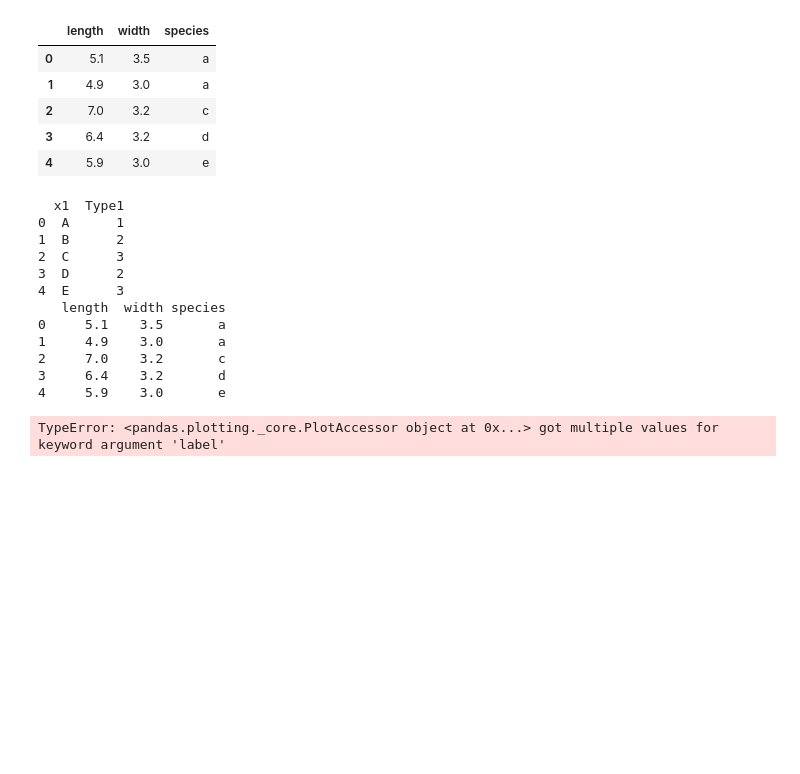
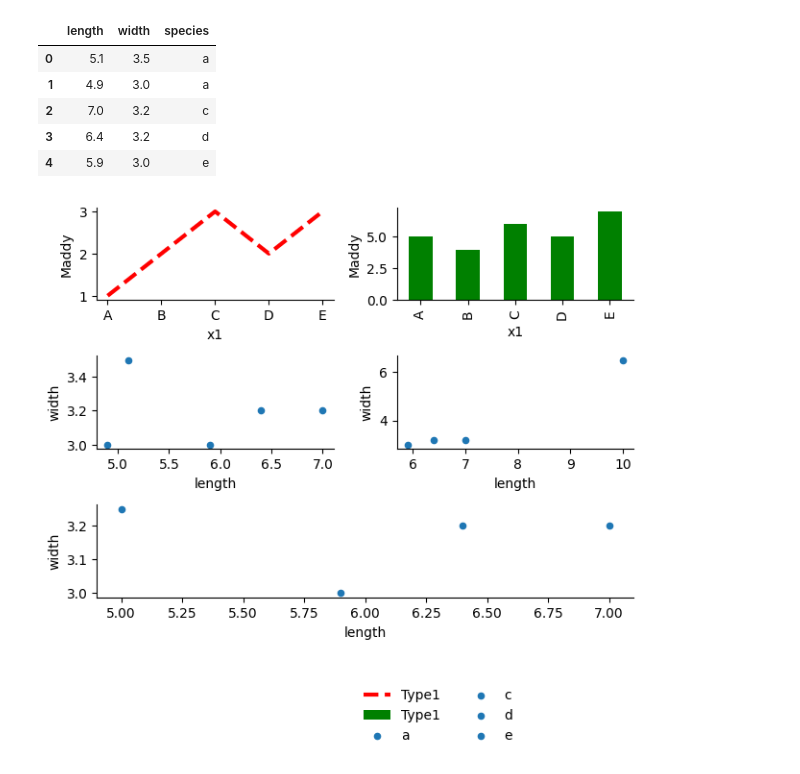
Before and after one commit to maddytae/pytae, a Jupyter notebook: src/plotter.ipynb, the cells around one changed output. Drawn from its saved outputs; the diff is of its cells as text; code cells hidden in the pictures; blank space fills up the shorter version.

```diff
--- a/src/plotter.ipynb
+++ b/src/plotter.ipynb
@@ -44,51 +44,39 @@ k = pytae.Plotter(mosaic)
        y='y1',
        by='z',
        dropna=False,
        color='red',style=style,width=width,
-       on='A',ylabel='Maddy',print_data=True)
+       on='A',ylabel='Maddy')
 .plot(y='y2',
        by='z',
        dropna=False,
        kind='bar',
        color='green',
-       on='B',clip_data=True)
+       on='B')
 .data(df)
 # .plot(x='x1',
 #        y='y1',
 #        by='z',
 #        dropna=False,
 #        color='red',
 #        on='D')
 # .plot(x='x2',
 #     y='y2',
 #        by='z',
 #        dropna=False,
 #        kind='bar',
 #        color='green',
 #        on='C')
 
 .data(df2)
-.plot(x='length',y='width',kind='scatter',on='C',by='species',print_data=True)
-.plot(on='D',aggfunc='sum',label='maddy',print_data=True)
-.plot(on='E',aggfunc='mean',print_data=True)
+.plot(x='length',y='width',kind='scatter',on='C',by='species')
+.plot(on='D',aggfunc='sum')
+.plot(on='E',aggfunc='mean')
 .finalize(consolidate_legends=True,ncols=2)
 )
 
 k.fig
 # %% [output]
-  x1  Type1
-0  A      1
-1  B      2
-2  C      3
-3  D      2
-4  E      3
-   length  width species
-0     5.1    3.5       a
-1     4.9    3.0       a
-2     7.0    3.2       c
-3     6.4    3.2       d
-4     5.9    3.0       e
-TypeError: <pandas.plotting._core.PlotAccessor object at 0x...> got multiple values for keyword argument 'label'
+[figure, added]
 # %%
 import seaborn as sns
 fmri = sns.load_dataset("fmri")
```
Also changed, not shown: parts of 5 cells of this notebook, 1 other file.
